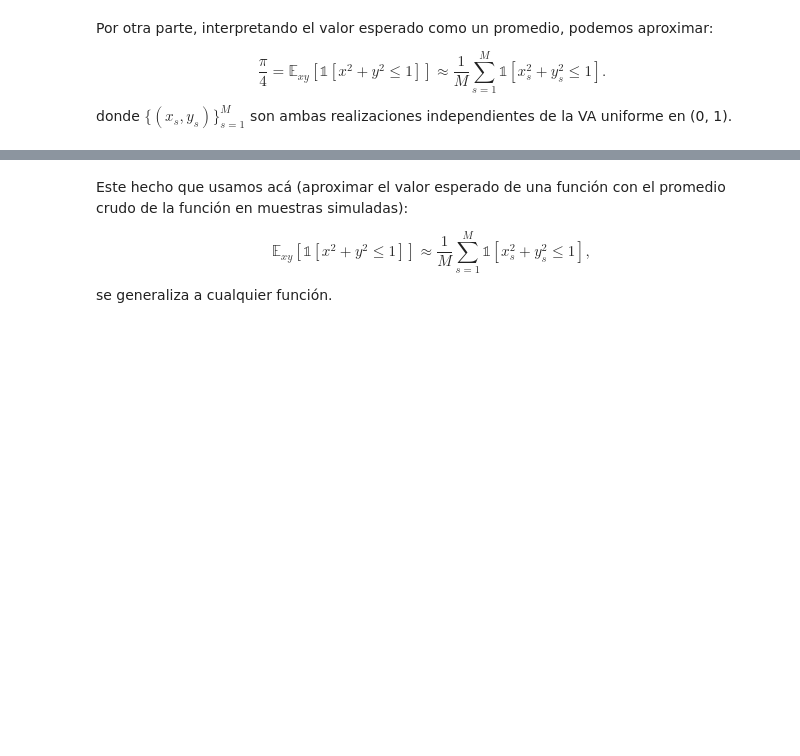
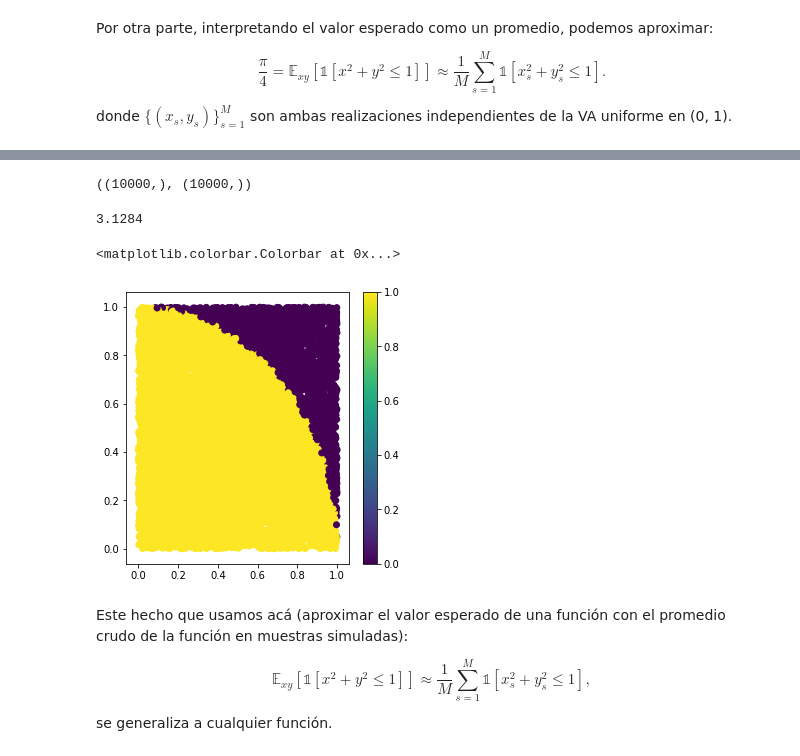
Before and after one commit to judith-ale/mebo2022, a Jupyter notebook: modulo3/tema1/1_montecarlo_intro_muestreo.ipynb, the cells around one changed output, grey strips where cells are left out. Drawn from its saved outputs; the diff is of its cells as text; code cells hidden in the pictures; blank space fills up the shorter version.

```diff
--- a/modulo3/tema1/1_montecarlo_intro_muestreo.ipynb
+++ b/modulo3/tema1/1_montecarlo_intro_muestreo.ipynb
@@ -90,2 +93,4 @@ donde $\{(x_s, y_s)\}_{s=1}^{M}$ son ambas realizaciones independientes de la VA
 # %%
 # Generamos M puntos uniformes en [0, 1]
+M = 10000
+x, y = np.random.uniform(size=(2, M))
@@ -101,3 +97,27 @@ donde $\{(x_s, y_s)\}_{s=1}^{M}$ son ambas realizaciones independientes de la VA
+# %%
+x.shape, y.shape
+# %% [output]
+((10000,), (10000,))
+# %%
+def indicator_function(condition):
+    return condition.astype(int)
+# %%
+# Estimación de pi
+pi_est = 4 * np.mean(indicator_function(x**2 + y**2 <= 1))
+pi_est
+# %% [output]
+3.1284
+# %%
+# Gráficamente
+plt.figure(figsize=(5, 5))
+plt.scatter(
+    x, y,
+    c=indicator_function(x**2 + y**2 <= 1)
+)
+plt.colorbar()
+# %% [output]
+<matplotlib.colorbar.Colorbar at 0x...>
+[figure, added]
 # %% [markdown]
 Este hecho que usamos acá (aproximar el valor esperado de una función con el promedio crudo de la función en muestras simuladas):
 
```
Also changed, not shown: parts of 24 cells of this notebook, 4 other files.
